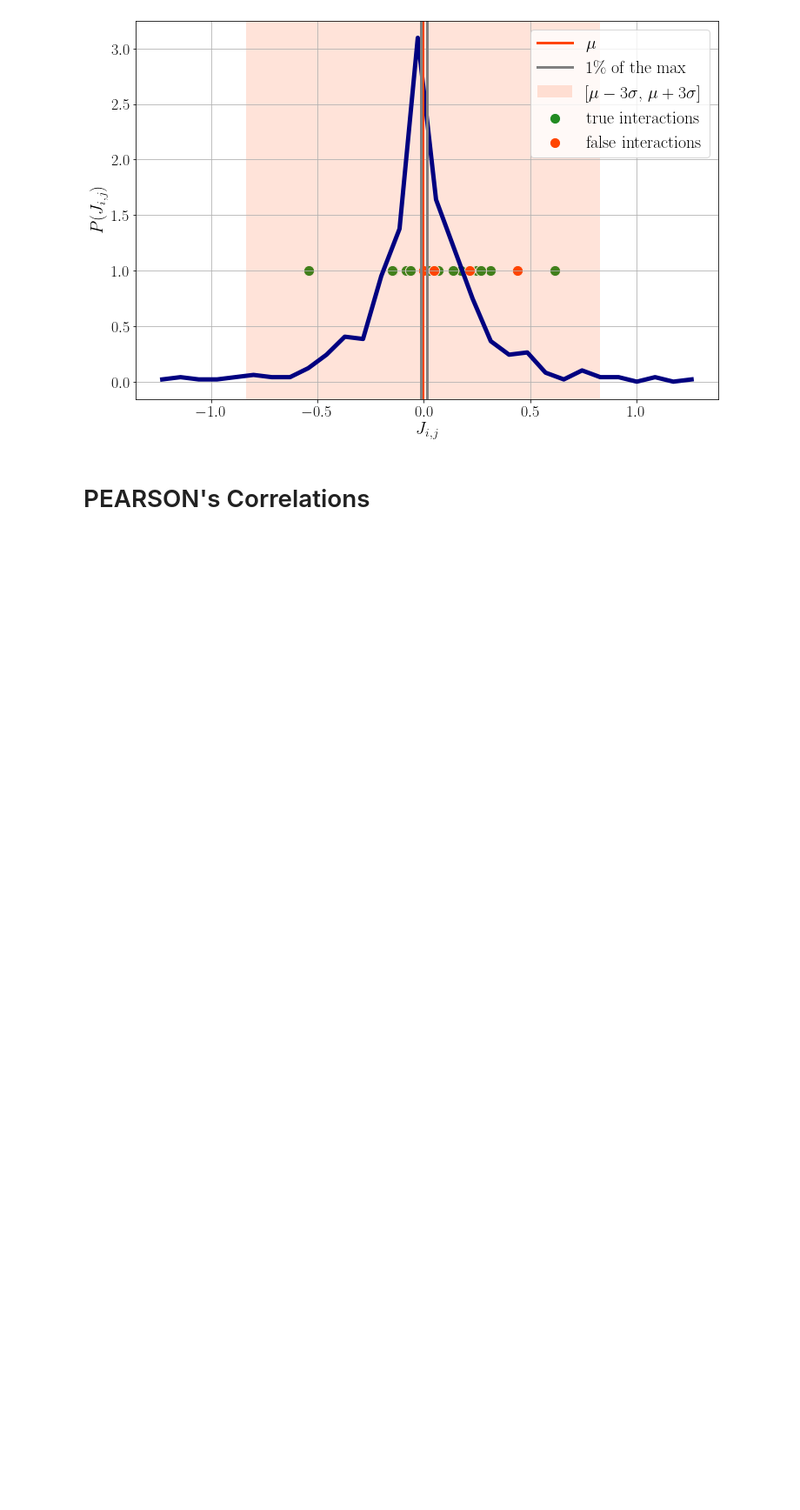
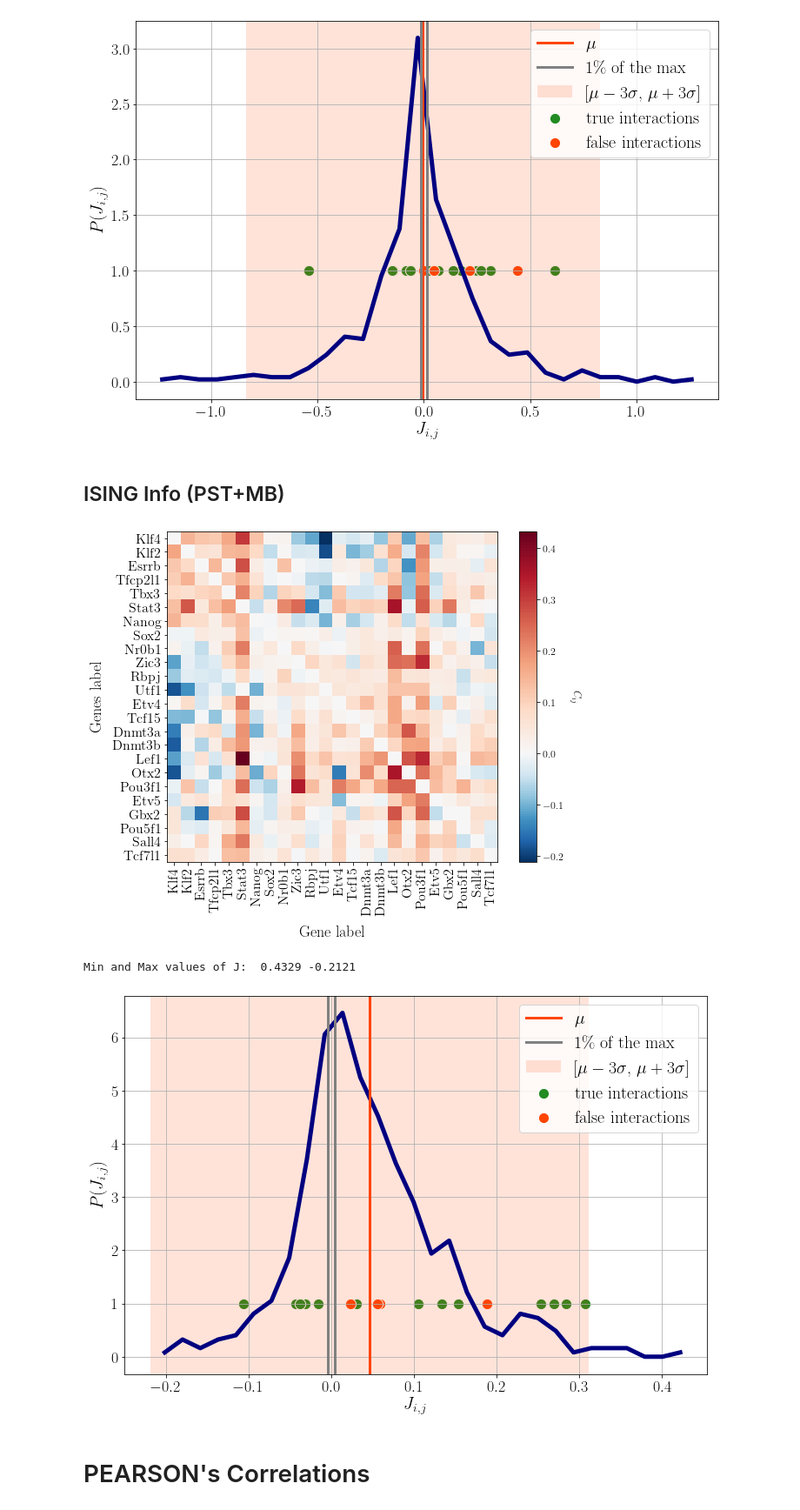
Before and after one commit to CleliaCorridori/GRN_Inference_CODE, a Jupyter notebook: Models_Evaluation.ipynb, the cells around one changed output. Shown at 87% size. Cells and saved outputs as stored; diff of their text form; code cells hidden in the pictures; blank space fills up the shorter version.

Commit message:
Ising with PST and PST+MB

```diff
--- a/Models_Evaluation.ipynb
+++ b/Models_Evaluation.ipynb
@@ -303,3 +300,5 @@ na.interactions_plot(lN_high_meanMatx, lN_Mean_info_int, thr = interaction_thr)
 [figure]
 Min and Max values of J:  1.3011 -1.2723
 [figure]
+# %% [markdown]
+## ISING Info (PST+MB)
@@ -306,3 +321,28 @@ Min and Max values of J:  1.3011 -1.2723
+# %%
+# load inferred data
+lN_high_meanMatx_onlyPST = np.load(path_data + "OUT_ISING/LogNORM/LogNorm_InferredMatrix_onlyPST.npy")
+lN_Mean_TP_frac_onlyPST  = np.load(path_data + "OUT_ISING/LogNORM/LogNorm_TPfrac_onlyPST.npy")
+lN_Mean_info_int_onlyPST = np.load(path_data + "OUT_ISING/LogNORM/LogNorm_info_ints_onlyPST.npy")
+
+pN_high_meanMatx_onlyPST = np.load(path_data + "OUT_ISING/PsiNORM/PsiNorm_InferredMatrix_onlyPST.npy")
+pN_Mean_TP_frac_onlyPST  = np.load(path_data + "OUT_ISING/PsiNORM/PsiNorm_TPfrac_onlyPST.npy")
+pN_Mean_info_int_onlyPST = np.load(path_data + "OUT_ISING/PsiNORM/PsiNorm_info_ints_onlyPST.npy")
+# %%
+# Matrix of interactions and interactions distribution plots
+# all interactions
+na.intM_plot(lN_high_meanMatx_onlyPST)
+print("Min and Max values of J: ", np.round(lN_high_meanMatx_onlyPST.max(),4), np.round(lN_high_meanMatx_onlyPST.min(),4))
+
+# interactions above the threshold (decoment to see the plot)
+# lN_high_meanMatx_thr_onlyPST = na.to_thr_matrix(lN_high_meanMatx_onlyPST, thr=interaction_thr)
+# na.intM_plot(lN_high_meanMatx_thr_onlyPST)
+
+# distribution of interactions
+na.interactions_plot(lN_high_meanMatx_onlyPST, lN_Mean_info_int_onlyPST, thr = interaction_thr)
+# %% [output]
+[figure, added]
+Min and Max values of J:  0.4329 -0.2121
+[figure, added]
 # %% [markdown]
 # PEARSON's Correlations
 # %% [markdown]
```
Also changed, not shown: parts of 4 cells of this notebook, 8 other files.
